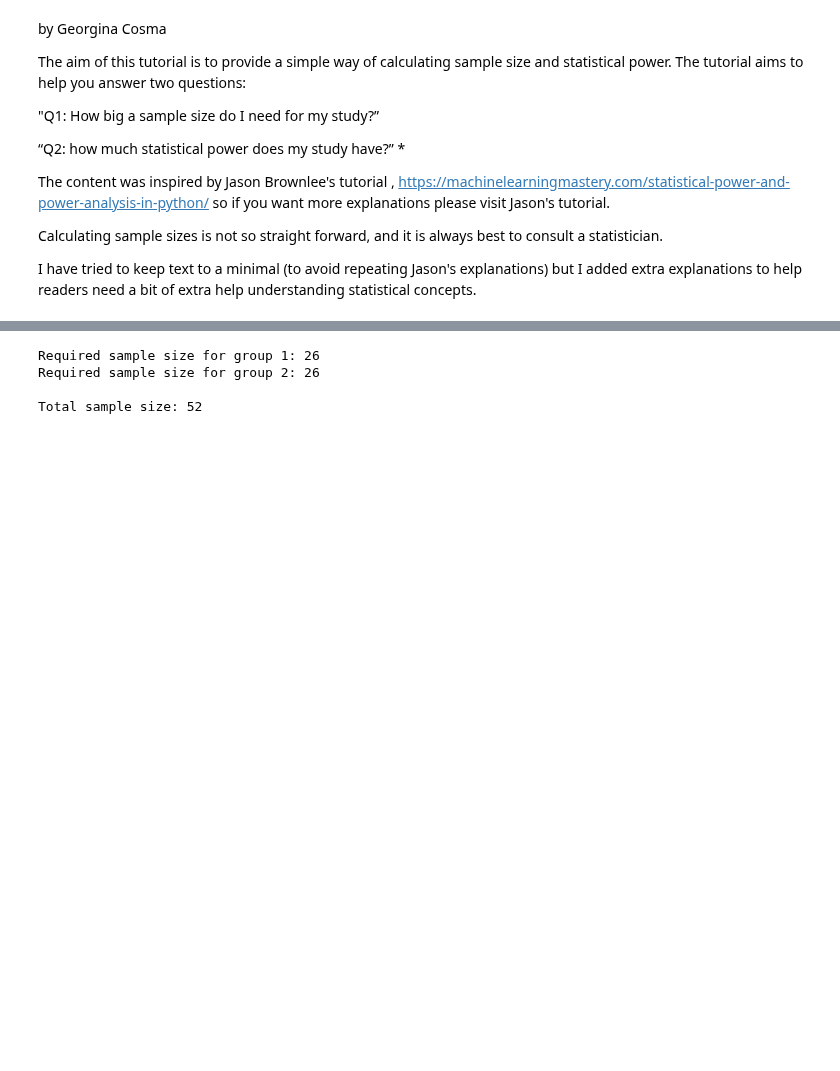
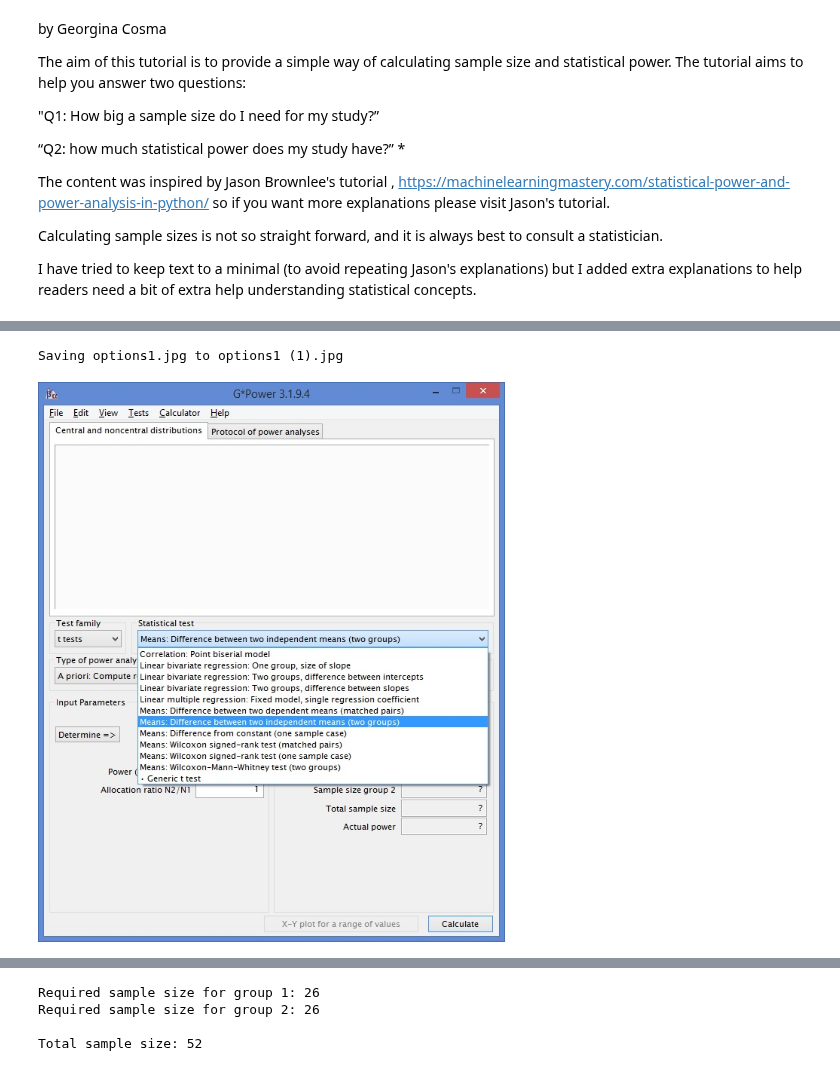
Before and after one commit to gcosma/DeepLearningTutorials, a Jupyter notebook: SampleSize&PowerCalculator.ipynb, the cells around one changed output, grey strips where cells are left out. Drawn from its saved outputs; the diff is of its cells as text; code cells hidden in the pictures; blank space fills up the shorter version.

```diff
--- a/SampleSize&PowerCalculator.ipynb
+++ b/SampleSize&PowerCalculator.ipynb
@@ -60,0 +56,5 @@ Saving solve_power2.jpg to solve_power2 (2).jpg
+# %%
+uploaded=files.upload()
+Image('options1.jpg', width=550)
+#Figure 1: showing Statistical Test options for Power calculations
+# %% [output]
@@ -60,0 +62,2 @@ Saving solve_power2.jpg to solve_power2 (2).jpg
+Saving options1.jpg to options1 (1).jpg
+[figure, added]
```
Also changed, not shown: parts of 5 cells of this notebook.
